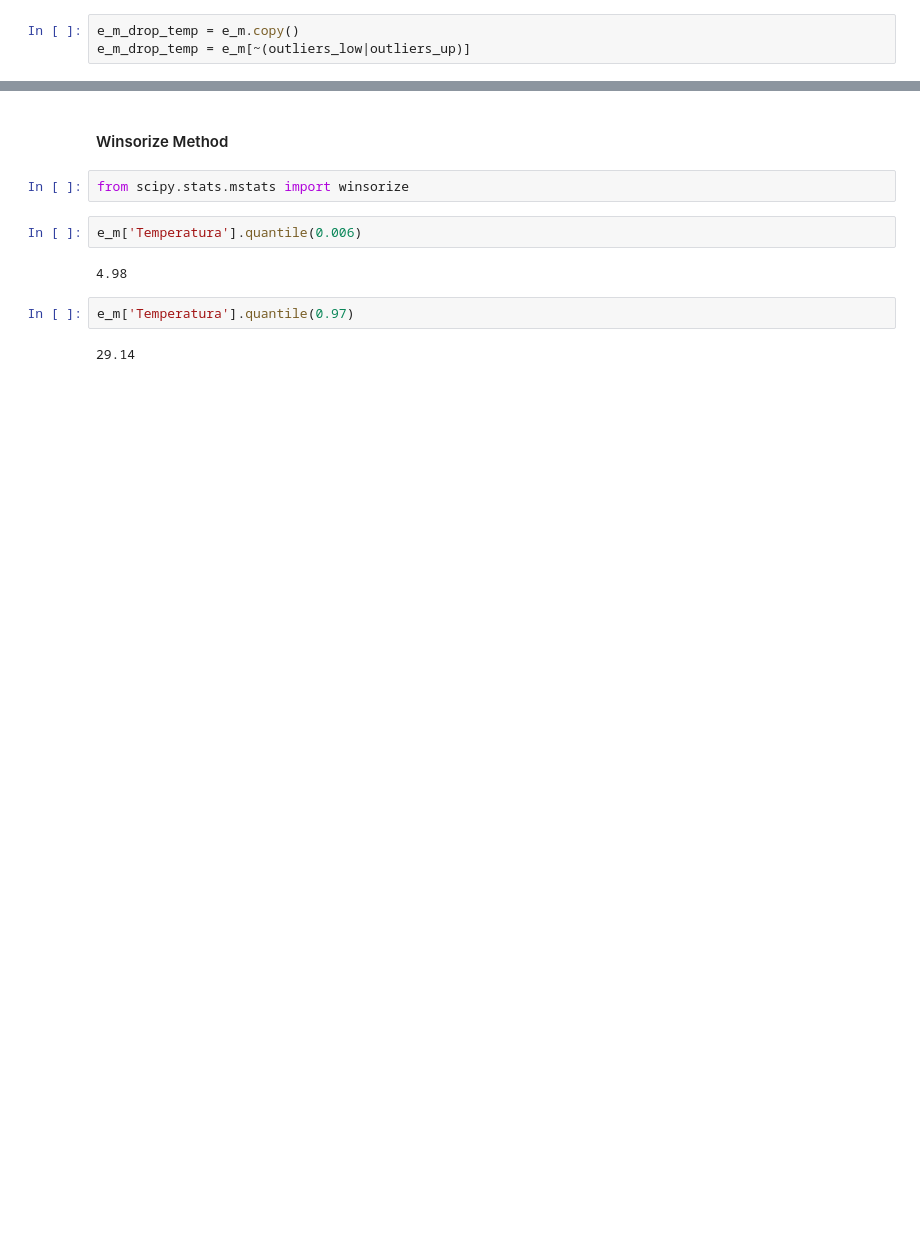
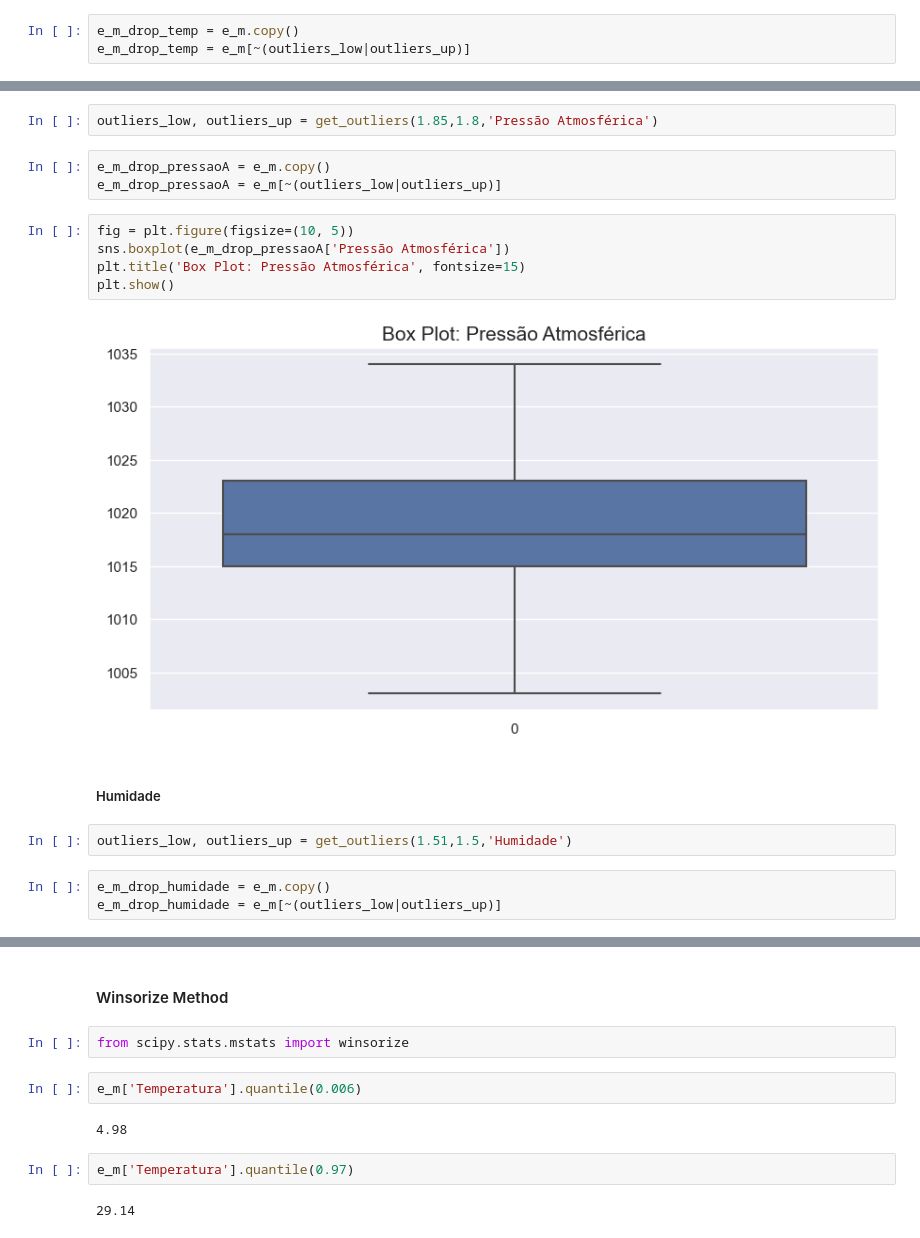
Before and after one commit to rafa2002/DAA-2324, a Jupyter notebook: Energy.ipynb, the cells around one changed output, grey strips where cells are left out. Saved outputs shown, nothing was run; the diff lists cells and outputs as text; blank space fills up the shorter version.

```diff
--- a/Energy.ipynb
+++ b/Energy.ipynb
@@ -1087,0 +1084,19 @@ for num in numeric_collumns:
+# %%
+outliers_low, outliers_up = get_outliers(1.85,1.8,'Pressão Atmosférica')
+# %%
+e_m_drop_pressaoA = e_m.copy()
+e_m_drop_pressaoA = e_m[~(outliers_low|outliers_up)]
+# %%
+fig = plt.figure(figsize=(10, 5))
+sns.boxplot(e_m_drop_pressaoA['Pressão Atmosférica'])
+plt.title('Box Plot: Pressão Atmosférica', fontsize=15)
+plt.show()
+# %% [output]
+[figure, added]
+# %% [markdown]
+##### Humidade
+# %%
+outliers_low, outliers_up = get_outliers(1.51,1.5,'Humidade')
+# %%
+e_m_drop_humidade = e_m.copy()
+e_m_drop_humidade = e_m[~(outliers_low|outliers_up)]
```
Also changed, not shown: parts of 84 cells of this notebook.
